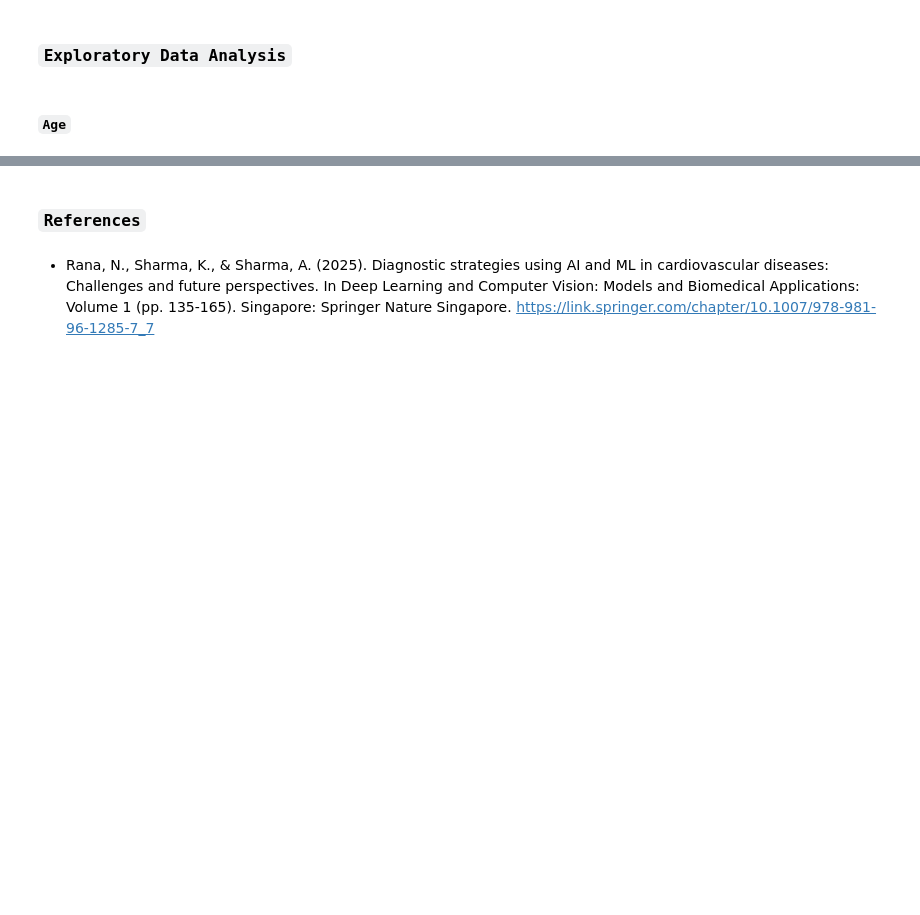
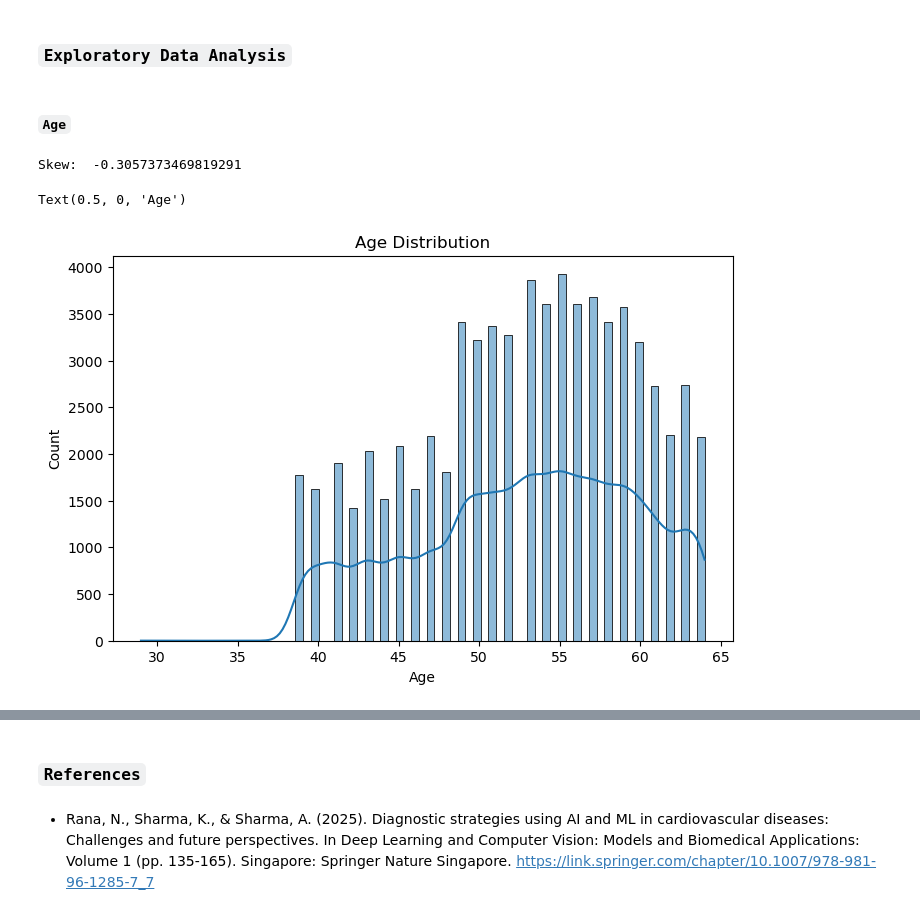
Before and after one commit to martin-m-kinoti/ML-CVDs, a Jupyter notebook: notebook.ipynb, the cells around one changed output, grey strips where cells are left out. Cells and saved outputs as stored; diff of their text form; code cells hidden in the pictures; blank space fills up the shorter version.

```diff
--- a/notebook.ipynb
+++ b/notebook.ipynb
@@ -111,3 +112,19 @@ data.head(10)
 ### `Exploratory Data Analysis`
 # %% [markdown]
 #### `Age`
+# %%
+# Mean age
+mean_age = np.mean(data['age'])
+
+# Determine the skew
+print("Skew: ", st.skew(data['age']))
+
+# Distribution of the age variable
+fig, ax = plt.subplots(figsize=(8,5))
+sns.histplot(data=data['age'], kde=True)
+ax.set_title("Age Distribution")
+ax.set_xlabel("Age")
+# %% [output]
+Skew:  -0.3057373469819291
+Text(0.5, 0, 'Age')
+[figure, added]
```
Also changed, not shown: parts of 11 cells of this notebook.
